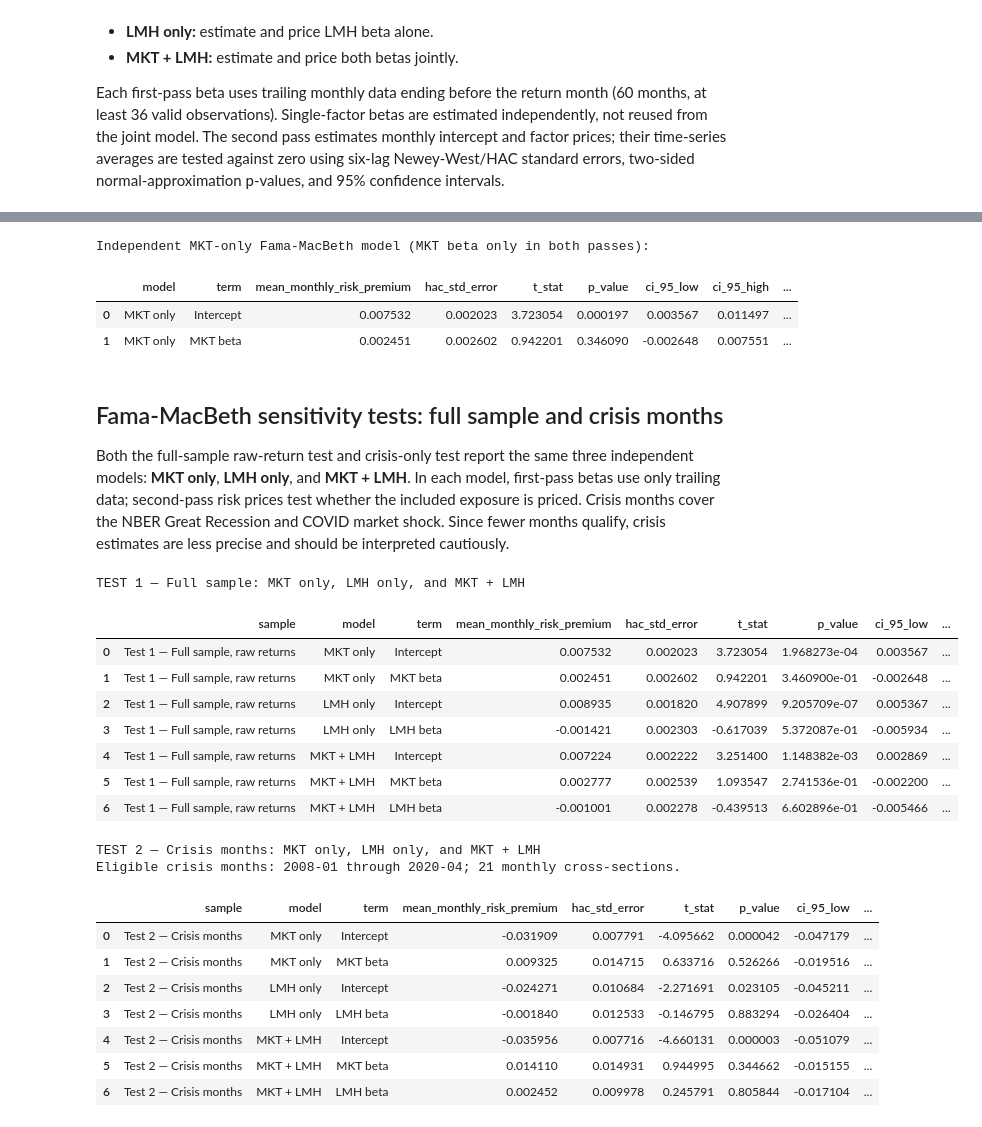
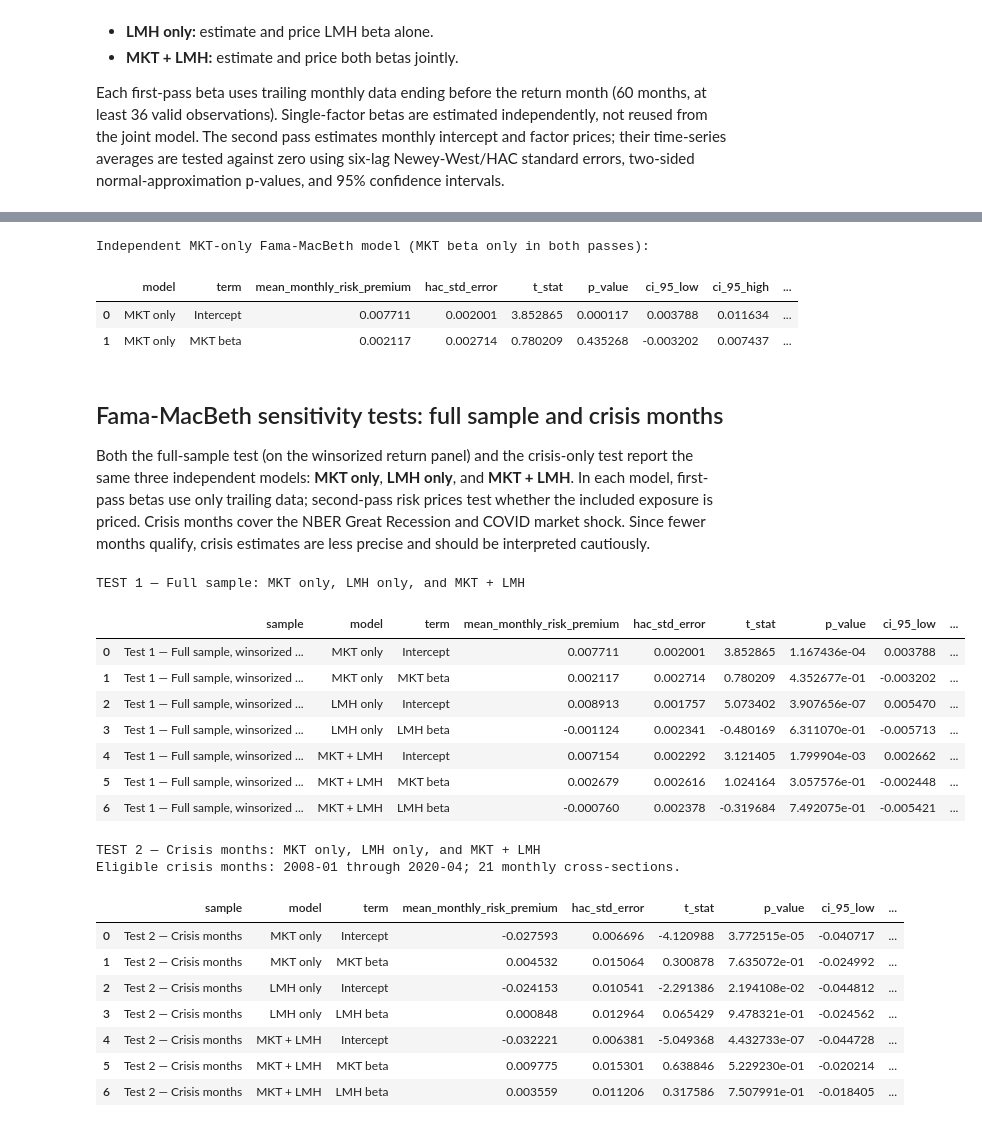
Before and after one commit to Chara1236/CFM301, a Jupyter notebook: CAPM Factors/volatility.ipynb, the cells around one changed output, grey strips where cells are left out. Drawn from its saved outputs; the diff is of its cells as text; code cells hidden in the pictures.

```diff
--- a/CAPM Factors/volatility.ipynb
+++ b/CAPM Factors/volatility.ipynb
@@ -125,18 +125,22 @@ n_missing = int(stocks["total_return"].isna().sum())
 stocks = stocks.dropna(subset=["total_return"])
 cleaning_log.append(("Missing total_return rows removed", len(stocks), n_missing))
 
-lower, upper = stocks.groupby("date")["total_return"].transform(
-    lambda r: r.quantile(WINSOR_LOWER)), stocks.groupby("date")["total_return"].transform(
-    lambda r: r.quantile(WINSOR_UPPER))
-n_extreme = int((~stocks["total_return"].between(lower, upper)).sum())
+# Winsorize returns at monthly cross-sectional cut-offs: values beyond a cut-off are replaced by
+# the cut-off (not dropped). The raw series is kept for the raw-versus-winsorized sensitivity test.
+stocks["total_return_raw"] = stocks["total_return"]
+lower = stocks.groupby("date")["total_return"].transform(lambda r: r.quantile(WINSOR_LOWER))
+upper = stocks.groupby("date")["total_return"].transform(lambda r: r.quantile(WINSOR_UPPER))
+n_winsorized = int((~stocks["total_return"].between(lower, upper)).sum())
+stocks["total_return"] = stocks["total_return"].clip(lower=lower, upper=upper)
 cleaning_log.append(
-    (f"Returns outside monthly {WINSOR_LOWER:.0%}/{WINSOR_UPPER:.0%} cut-offs (informational; raw returns are used)",
-     len(stocks), n_extreme)
+    (f"Returns winsorized at monthly {WINSOR_LOWER:.0%}/{WINSOR_UPPER:.0%} cut-offs (replaced, not dropped)",
+     len(stocks), n_winsorized)
 )
 cleaning_log = pd.DataFrame(cleaning_log, columns=["step", "rows_remaining", "rows_affected"])
 
-# Wide month x PERMCO panel of raw total returns on the full market calendar.
+# Wide month x PERMCO panels on the full market calendar: winsorized (main analysis) and raw.
 returns_wide = stocks.pivot(index="date", columns="permco", values="total_return").reindex(calendar)
+returns_wide_raw = stocks.pivot(index="date", columns="permco", values="total_return_raw").reindex(calendar)
 display(cleaning_log)
 print(f"Stocks: {returns_wide.shape[1]}; months: {returns_wide.shape[0]} "
       f"({calendar.min():%Y-%m} through {calendar.max():%Y-%m})")
@@ -859,12 +863,12 @@ display(mkt_only_fmb_summary)
 # %% [output]
 Independent MKT-only Fama-MacBeth model (MKT beta only in both passes):
 |  | model | term | mean_monthly_risk_premium | hac_std_error | t_stat | p_value | ci_95_low | ci_95_high | ... |
-| 0 | MKT only | Intercept | 0.007532 | 0.002023 | 3.723054 | 0.000197 | 0.003567 | 0.011497 | ... |
-| 1 | MKT only | MKT beta | 0.002451 | 0.002602 | 0.942201 | 0.346090 | -0.002648 | 0.007551 | ... |
+| 0 | MKT only | Intercept | 0.007711 | 0.002001 | 3.852865 | 0.000117 | 0.003788 | 0.011634 | ... |
+| 1 | MKT only | MKT beta | 0.002117 | 0.002714 | 0.780209 | 0.435268 | -0.003202 | 0.007437 | ... |
 # %% [markdown]
 ## Fama-MacBeth sensitivity tests: full sample and crisis months
 
-Both the full-sample raw-return test and crisis-only test report the same three independent models: **MKT only**, **LMH only**, and **MKT + LMH**. In each model, first-pass betas use only trailing data; second-pass risk prices test whether the included exposure is priced. Crisis months cover the NBER Great Recession and COVID market shock. Since fewer months qualify, crisis estimates are less precise and should be interpreted cautiously.
+Both the full-sample test (on the winsorized return panel) and the crisis-only test report the same three independent models: **MKT only**, **LMH only**, and **MKT + LMH**. In each model, first-pass betas use only trailing data; second-pass risk prices test whether the included exposure is priced. Crisis months cover the NBER Great Recession and COVID market shock. Since fewer months qualify, crisis estimates are less precise and should be interpreted cautiously.
 # %%
 # Test 1 (full sample) and Test 2 (crisis months): MKT-only, LMH-only, and joint models.
 SENSITIVITY_MODELS = {
@@ -915,7 +919,7 @@ full_sample_monthly = {
 }
 test1_fmb_summary = pd.concat([
     summarize_fmb_prices(
-        "Test 1 — Full sample, raw returns", name, monthly,
+        "Test 1 — Full sample, winsorized returns", name, monthly,
         SENSITIVITY_MODELS[name],
     )
     for name, monthly in full_sample_monthly.items()
@@ -979,47 +983,47 @@ for position in np.flatnonzero(crisis_mask):
             "n_stocks": len(y),
         }
         for factor_index, factor_name in enumerate(factor_names, start=1):
             row[f"gamma_{factor_name.lower()}"] = gamma[factor_index]
         crisis_rows[model_name].append(row)
 
 crisis_monthly = {
     name: pd.DataFrame(rows).set_index("return_month").sort_index()
     for name, rows in crisis_rows.items()
 }
 for name, monthly in crisis_monthly.items():
     if monthly.empty:
         raise ValueError(f"Test 2 could not estimate the {name} crisis model.")
 test2_fmb_summary = pd.concat([
     summarize_fmb_prices("Test 2 — Crisis months", name, monthly, SENSITIVITY_MODELS[name])
     for name, monthly in crisis_monthly.items()
 ], ignore_index=True)
 
 print("TEST 1 — Full sample: MKT only, LMH only, and MKT + LMH")
 display(test1_fmb_summary)
 print("TEST 2 — Crisis months: MKT only, LMH only, and MKT + LMH")
 print(
     f"Eligible crisis months: {crisis_monthly['MKT only'].index.min():%Y-%m} through "
     f"{crisis_monthly['MKT only'].index.max():%Y-%m}; "
     f"{len(crisis_monthly['MKT only'])} monthly cross-sections."
 )
 display(test2_fmb_summary)
 # %% [output]
 TEST 1 — Full sample: MKT only, LMH only, and MKT + LMH
 |  | sample | model | term | mean_monthly_risk_premium | hac_std_error | t_stat | p_value | ci_95_low | ... |
-| 0 | Test 1 — Full sample, raw returns | MKT only | Intercept | 0.007532 | 0.002023 | 3.723054 | 1.968273e-04 | 0.003567 | ... |
-| 1 | Test 1 — Full sample, raw returns | MKT only | MKT beta | 0.002451 | 0.002602 | 0.942201 | 3.460900e-01 | -0.002648 | ... |
-| 2 | Test 1 — Full sample, raw returns | LMH only | Intercept | 0.008935 | 0.001820 | 4.907899 | 9.205709e-07 | 0.005367 | ... |
-| 3 | Test 1 — Full sample, raw returns | LMH only | LMH beta | -0.001421 | 0.002303 | -0.617039 | 5.372087e-01 | -0.005934 | ... |
-| 4 | Test 1 — Full sample, raw returns | MKT + LMH | Intercept | 0.007224 | 0.002222 | 3.251400 | 1.148382e-03 | 0.002869 | ... |
-| 5 | Test 1 — Full sample, raw returns | MKT + LMH | MKT beta | 0.002777 | 0.002539 | 1.093547 | 2.741536e-01 | -0.002200 | ... |
-| 6 | Test 1 — Full sample, raw returns | MKT + LMH | LMH beta | -0.001001 | 0.002278 | -0.439513 | 6.602896e-01 | -0.005466 | ... |
+| 0 | Test 1 — Full sample, winsorized ... | MKT only | Intercept | 0.007711 | 0.002001 | 3.852865 | 1.167436e-04 | 0.003788 | ... |
+| 1 | Test 1 — Full sample, winsorized ... | MKT only | MKT beta | 0.002117 | 0.002714 | 0.780209 | 4.352677e-01 | -0.003202 | ... |
+| 2 | Test 1 — Full sample, winsorized ... | LMH only | Intercept | 0.008913 | 0.001757 | 5.073402 | 3.907656e-07 | 0.005470 | ... |
+| 3 | Test 1 — Full sample, winsorized ... | LMH only | LMH beta | -0.001124 | 0.002341 | -0.480169 | 6.311070e-01 | -0.005713 | ... |
+| 4 | Test 1 — Full sample, winsorized ... | MKT + LMH | Intercept | 0.007154 | 0.002292 | 3.121405 | 1.799904e-03 | 0.002662 | ... |
+| 5 | Test 1 — Full sample, winsorized ... | MKT + LMH | MKT beta | 0.002679 | 0.002616 | 1.024164 | 3.057576e-01 | -0.002448 | ... |
+| 6 | Test 1 — Full sample, winsorized ... | MKT + LMH | LMH beta | -0.000760 | 0.002378 | -0.319684 | 7.492075e-01 | -0.005421 | ... |
 TEST 2 — Crisis months: MKT only, LMH only, and MKT + LMH
 Eligible crisis months: 2008-01 through 2020-04; 21 monthly cross-sections.
 |  | sample | model | term | mean_monthly_risk_premium | hac_std_error | t_stat | p_value | ci_95_low | ... |
-| 0 | Test 2 — Crisis months | MKT only | Intercept | -0.031909 | 0.007791 | -4.095662 | 0.000042 | -0.047179 | ... |
-| 1 | Test 2 — Crisis months | MKT only | MKT beta | 0.009325 | 0.014715 | 0.633716 | 0.526266 | -0.019516 | ... |
-| 2 | Test 2 — Crisis months | LMH only | Intercept | -0.024271 | 0.010684 | -2.271691 | 0.023105 | -0.045211 | ... |
-| 3 | Test 2 — Crisis months | LMH only | LMH beta | -0.001840 | 0.012533 | -0.146795 | 0.883294 | -0.026404 | ... |
-| 4 | Test 2 — Crisis months | MKT + LMH | Intercept | -0.035956 | 0.007716 | -4.660131 | 0.000003 | -0.051079 | ... |
-| 5 | Test 2 — Crisis months | MKT + LMH | MKT beta | 0.014110 | 0.014931 | 0.944995 | 0.344662 | -0.015155 | ... |
-| 6 | Test 2 — Crisis months | MKT + LMH | LMH beta | 0.002452 | 0.009978 | 0.245791 | 0.805844 | -0.017104 | ... |
+| 0 | Test 2 — Crisis months | MKT only | Intercept | -0.027593 | 0.006696 | -4.120988 | 3.772515e-05 | -0.040717 | ... |
+| 1 | Test 2 — Crisis months | MKT only | MKT beta | 0.004532 | 0.015064 | 0.300878 | 7.635072e-01 | -0.024992 | ... |
+| 2 | Test 2 — Crisis months | LMH only | Intercept | -0.024153 | 0.010541 | -2.291386 | 2.194108e-02 | -0.044812 | ... |
+| 3 | Test 2 — Crisis months | LMH only | LMH beta | 0.000848 | 0.012964 | 0.065429 | 9.478321e-01 | -0.024562 | ... |
+| 4 | Test 2 — Crisis months | MKT + LMH | Intercept | -0.032221 | 0.006381 | -5.049368 | 4.432733e-07 | -0.044728 | ... |
+| 5 | Test 2 — Crisis months | MKT + LMH | MKT beta | 0.009775 | 0.015301 | 0.638846 | 5.229230e-01 | -0.020214 | ... |
+| 6 | Test 2 — Crisis months | MKT + LMH | LMH beta | 0.003559 | 0.011206 | 0.317586 | 7.507991e-01 | -0.018405 | ... |
```
Also changed, not shown: parts of 9 cells of this notebook.
